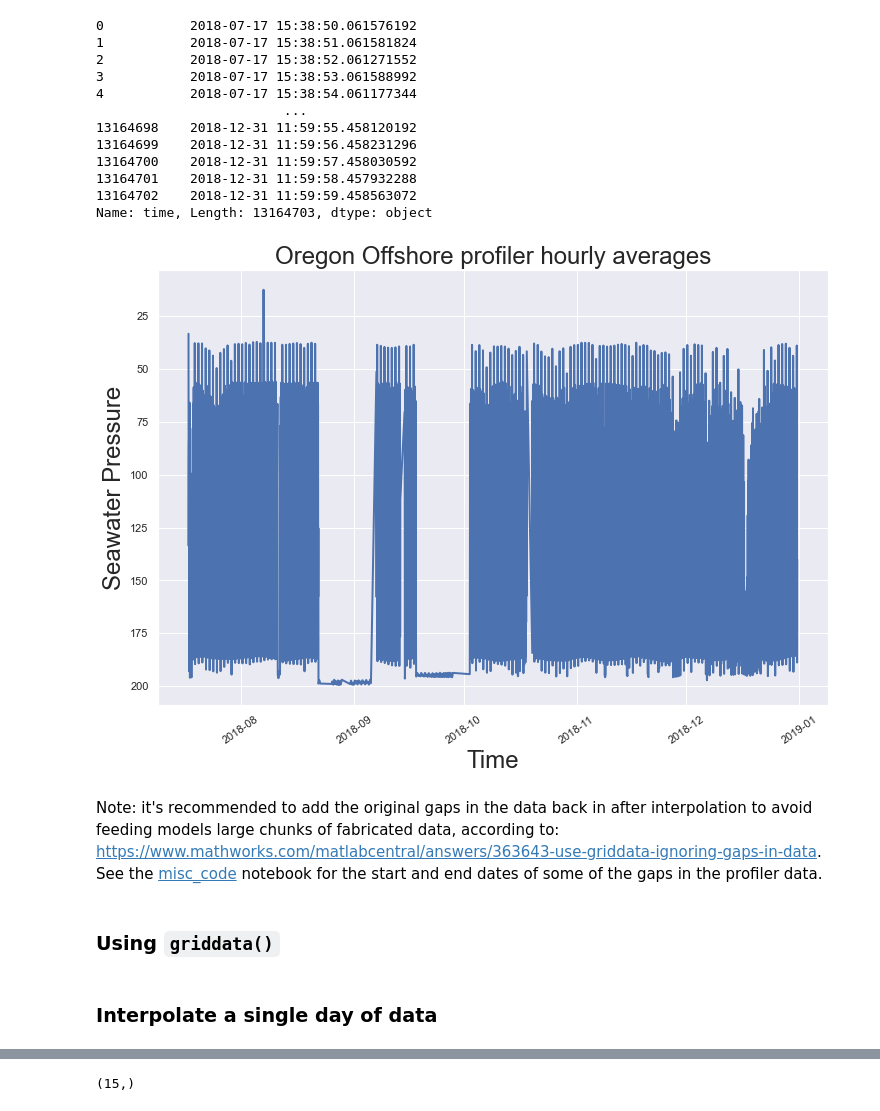
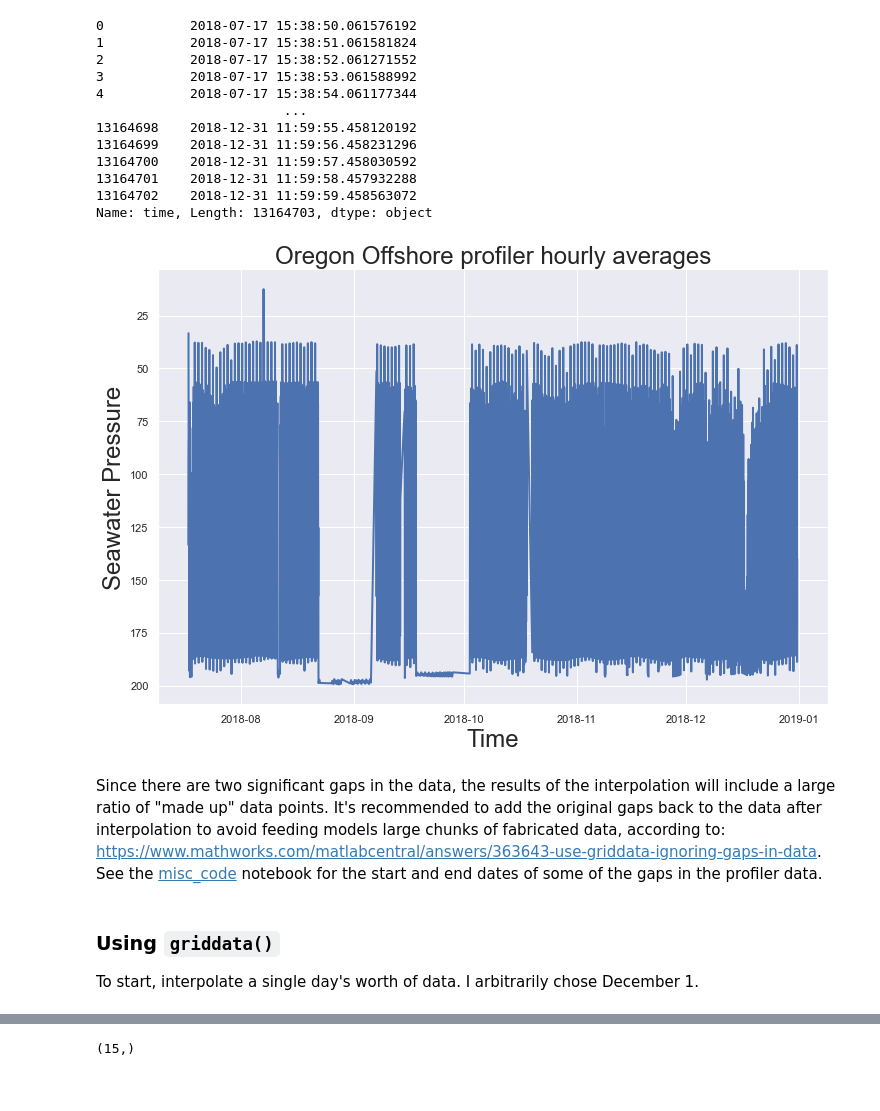
Before and after one commit to dgumustel/coastal-upwelling, a Jupyter notebook: notebooks/06_0_interpolation_griddata.ipynb, the cells around one changed output, grey strips where cells are left out. Drawn from its saved outputs; the diff is of its cells as text; code cells hidden in the pictures.

```diff
--- a/notebooks/06_0_interpolation_griddata.ipynb
+++ b/notebooks/06_0_interpolation_griddata.ipynb
@@ -9,5 +9,3 @@ import seaborn as sns
 import numpy as np
 
 from scipy.interpolate import griddata
-
-sns.set()
@@ -42,18 +35,16 @@ profiler_hourly = profiler_data.resample('H', on='time').mean().dropna(how='all'
 # %%
 # Plot hourly-averaged METBK data
 fig, ax = plt.subplots(1, 1, sharex=True, figsize=(12,8))
 ax.plot(profiler_hourly['time'], profiler_hourly['seawater_pressure'], 'b', linewidth=2)
 ax.set_xlabel('Time', size=24)
 ax.set_ylabel('Seawater Pressure', size=24)
 ax.set_title('Oregon Offshore profiler hourly averages', size=24)
 ax.invert_yaxis()
-
-plt.xticks(rotation=35);
 # %% [output]
-[figure, old version]
+[figure, new version]
 # %% [markdown]
-Note: it's recommended to add the original gaps in the data back in after interpolation to avoid feeding models large chunks of fabricated data, according to: https://www.mathworks.com/matlabcentral/answers/363643-use-griddata-ignoring-gaps-in-data. See the [misc_code](https://github.com/dgumustel/coastal-upwelling/blob/main/extras/misc_code.ipynb) notebook for the start and end dates of some of the gaps in the profiler data.
+Since there are two significant gaps in the data, the results of the interpolation will include a large ratio of "made up" data points. It's recommended to add the original gaps back to the data after interpolation to avoid feeding models large chunks of fabricated data, according to: https://www.mathworks.com/matlabcentral/answers/363643-use-griddata-ignoring-gaps-in-data. See the [misc_code](https://github.com/dgumustel/coastal-upwelling/blob/main/extras/misc_code.ipynb) notebook for the start and end dates of some of the gaps in the profiler data.
 # %% [markdown]
 ### Using `griddata()`
+
+To start, interpolate a single day's worth of data. I arbitrarily chose December 1.
-# %% [markdown]
-### Interpolate a single day of data
```
Also changed, not shown: parts of 74 cells of this notebook.
